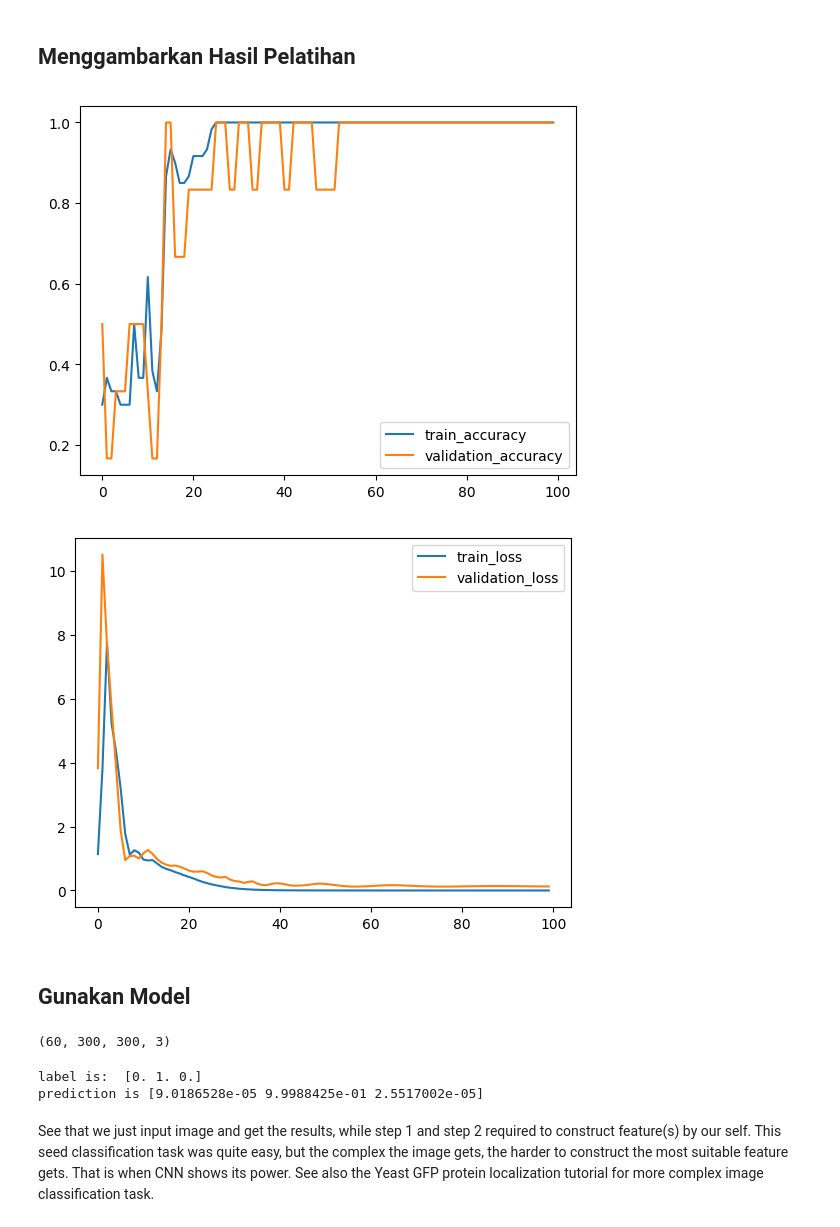
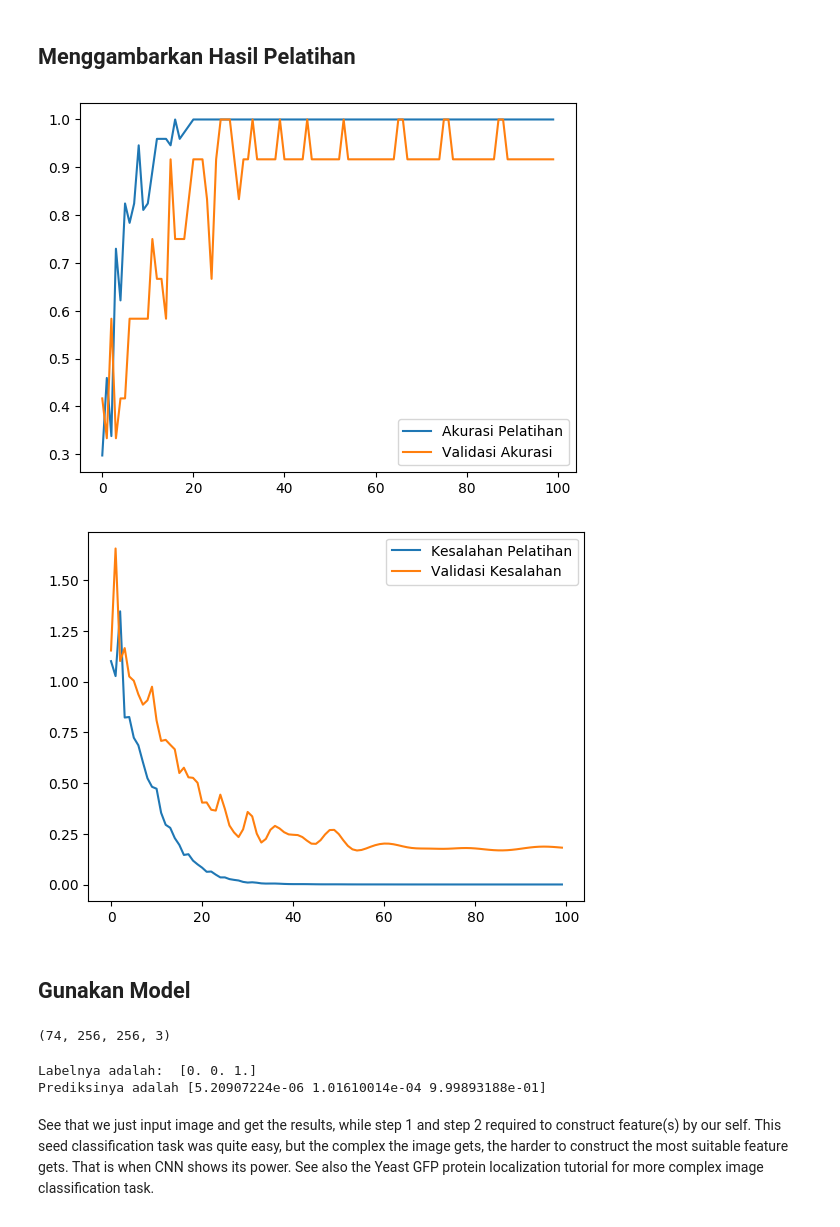
Before and after one commit to Vidi005/Klasifikasi-3-Jenis-Beras-Tumpukan, a Jupyter notebook: Klasifikasi 3 Jenis Beras Tumpukan.ipynb, the cells around one changed output. Drawn from its saved outputs; the diff is of its cells as text; code cells hidden in the pictures.

```diff
--- a/Klasifikasi 3 Jenis Beras Tumpukan.ipynb
+++ b/Klasifikasi 3 Jenis Beras Tumpukan.ipynb
@@ -86,7 +91,7 @@ for i,label in enumerate(labels):
         image_path = os.path.join(folder, file)
 
         image = imread(image_path)/255.
-        image = resize(image,(300,300))
+        image = resize(image,(256,256))
         X_train.append(image)
         category = os.path.split(folder)[-1]
         y_train.append(i)
@@ -107,7 +112,7 @@ for i,label in enumerate(labels):
         image_path = os.path.join(folder, file)
 
         image = imread(image_path)/255.
-        image = resize(image,(300,300))
+        image = resize(image,(256,256))
         X_test.append(image)
         category = os.path.split(folder)[-1]
         y_test.append(i)
@@ -116,5 +121,5 @@ X_test = np.array(X_test)
 y_test = np.array(y_test)
 
 print("Bentuk array dari dataset train (pelatihan) adalah:", X_train.shape,y_train.shape)
-print("Bentuk array dari dataset test (tes) adalah:", X_test.shape,y_test.shape)
+print("Bentuk array dari dataset test (pengujian) adalah:", X_test.shape,y_test.shape)
 # %% [output]
@@ -155,25 +164,37 @@ from sklearn.model_selection import train_test_split
 ## Mempersiapkan Data Masukkan
 # %%
 y_train2 = to_categorical(y_train)
-X_train3, X_valid3, y_train3, y_valid3 = train_test_split(X_train, y_train2, test_size=0.2, random_state=1)
+X_train3, _x, y_train3, _y = train_test_split(X_train, y_train2, test_size=1, random_state=42)
 y_test2 = to_categorical(y_test)
-X_test3, X_valid3, y_test3, y_valid3 = train_test_split(X_test, y_test2, test_size=0.4, random_state=1)
+X_test3, X_valid3, y_test3, y_valid3 = train_test_split(X_test, y_test2, train_size=0.2, random_state=42)
 # %% [markdown]
 ## Pembuatan Model
 # %%
 model = Sequential([
-    layers.Conv2D(16, (3,3), input_shape=(300,300,3),name="conv1"),
+    layers.Conv2D(16, (3,3), input_shape=(256,256,3),name="conv1"),
     layers.Activation("relu"),
-    layers.MaxPool2D((2,2),name="pool1"),
-    layers.Dropout(0.25),
+    layers.MaxPool2D((2,2),name="pool1",padding="same"),
+    #layers.Dropout(0.25),
     layers.Conv2D(32, (3,3),name="conv2"),
     layers.Activation("relu"),
-    layers.MaxPool2D((2,2),name="pool2"),
-    layers.Dropout(0.25),
+    layers.MaxPool2D((2,2),name="pool2",padding="same"),
+    #layers.Dropout(0.25),
+    #layers.Conv2D(256, (3,3),name="conv3"),
+    #layers.Activation("relu"),
+    #layers.MaxPool2D((2,2),name="pool3"),
+    #layers.Dropout(0.25),
+    #layers.Conv2D(512, (3,3),name="conv4"),
+    #layers.Activation("relu"),
+    #layers.MaxPool2D((2,2),name="pool4"),
+    #layers.Dropout(0.25),
+    #layers.Conv2D(512, (3,3),name="conv5"),
+    #layers.Activation("relu"),
+    #layers.MaxPool2D((2,2),name="pool5"),
+    #layers.Dropout(0.25),
     layers.Flatten(),
-    layers.Dense(64,name="fc1"),
-    layers.Activation("relu"),
-    layers.Dense(3,name="fc2"),
+    #layers.Dense(64,name="fc1"),
+    #layers.Activation("relu"),
+    layers.Dense(3,name="fc"),
     layers.Activation("softmax")
 ])
 
@@ -204,5 +225,5 @@ from keras.callbacks import EarlyStopping, ModelCheckpoint
 
 #Menyimpan model bobot yang terbaik selama training
 ckpt = ModelCheckpoint("Klasifikasi Beras Tumpukan.h5", monitor='val_loss', verbose=1, save_best_only=True, save_weights_only=False, mode='auto', period=1)
-history = model.fit(x = X_train3, y = y_train3, batch_size=300, epochs= 100,validation_data=(X_valid3,y_valid3),callbacks = [ckpt])
+history = model.fit(x = X_train3, y = y_train3, batch_size=75, epochs= 100,validation_data=(X_valid3,y_valid3),callbacks = [ckpt])
 # %% [output]
@@ -228,32 +249,32 @@ Epoch 00100: val_loss did not improve from 0.12173
 # %%
 plt.plot(history.history["acc"],label="Akurasi Pelatihan")
 plt.plot(history.history["val_acc"],label="Validasi Akurasi")
 plt.legend()
 plt.show()
 
-plt.plot(history.history["loss"],label="Kegagalan Pelatihan")
-plt.plot(history.history["val_loss"],label="Validasi Kegagalan")
+plt.plot(history.history["loss"],label="Kesalahan Pelatihan")
+plt.plot(history.history["val_loss"],label="Validasi Kesalahan")
 plt.legend()
 plt.show()
 # %% [output]
-[figure, old version]
+[figure, new version]
-[figure, old version]
+[figure, new version]
 # %% [markdown]
 ## Gunakan Model
 # %%
 print(X_train3.shape)
 # %% [output]
-(60, 300, 300, 3)
+(74, 256, 256, 3)
 # %%
-n = 59
+n = 73
 input_image = X_train3[n][np.newaxis,...]
 print("Labelnya adalah: ", y_train3[n])
 
 predictions = model.predict(input_image)
 print("Prediksinya adalah",predictions[0])
 # %% [output]
-label is:  [0. 1. 0.]
-prediction is [9.0186528e-05 9.9988425e-01 2.5517002e-05]
+Labelnya adalah:  [0. 0. 1.]
+Prediksinya adalah [5.20907224e-06 1.01610014e-04 9.99893188e-01]
 # %% [markdown]
 See that we just input image and get the results, while step 1 and step 2 required to construct feature(s) by our self.
 This seed classification task was quite easy, but the complex the image gets, the harder to construct the most suitable feature gets.
```
Also changed, not shown: parts of 16 cells of this notebook.
